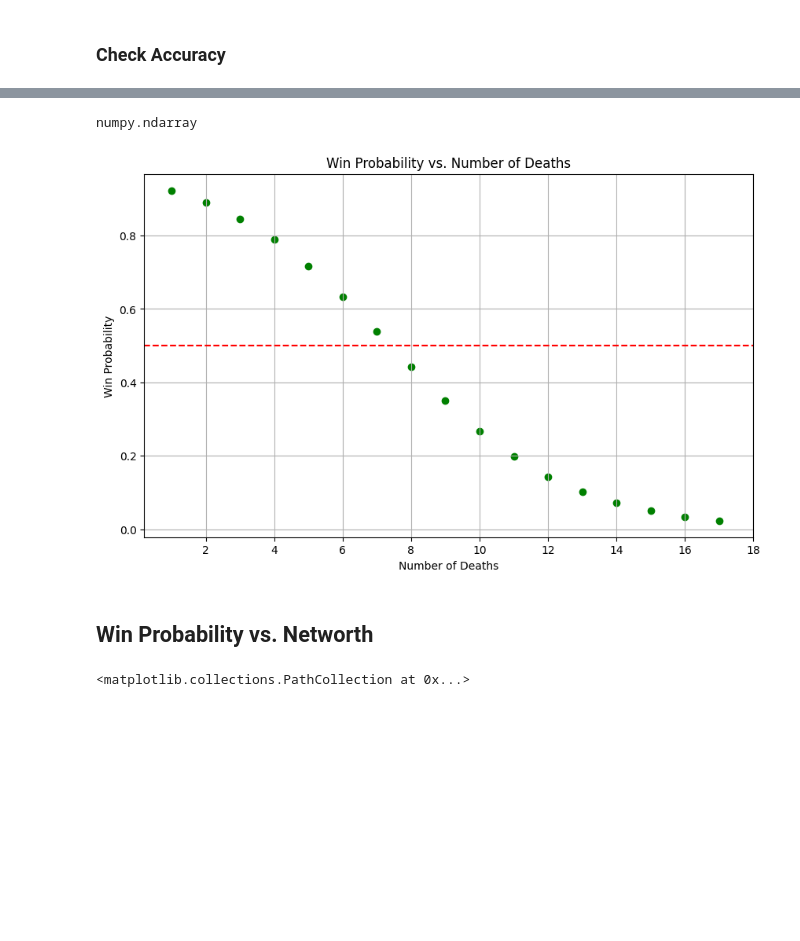
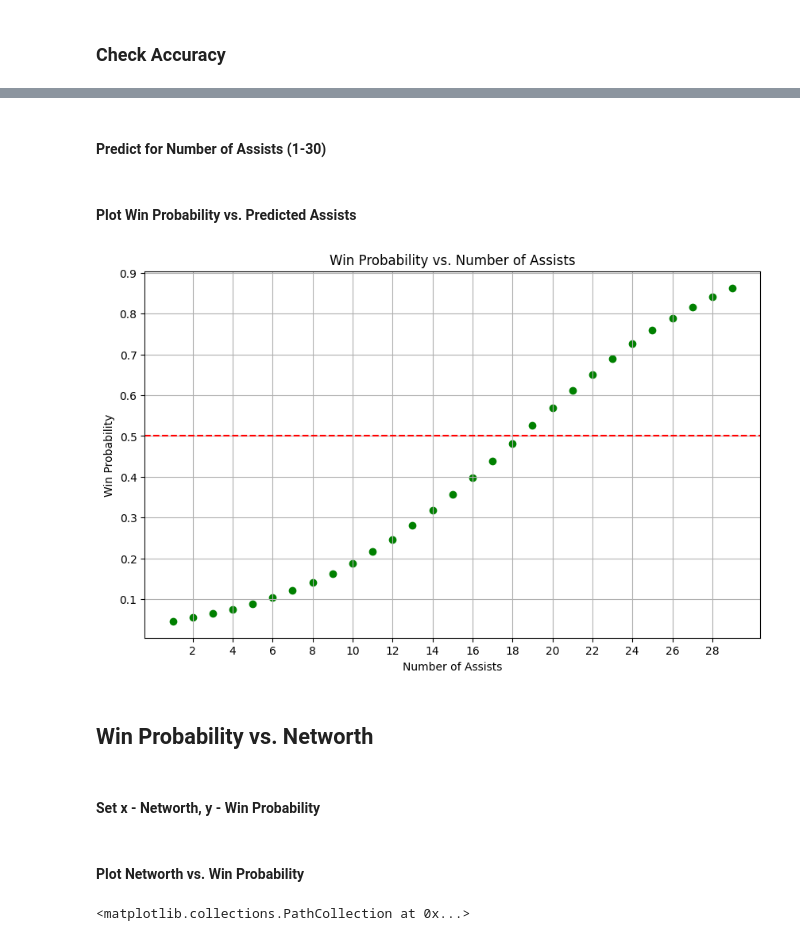
Before and after one commit to hvo7/dota2predictor, a Jupyter notebook: Logistical Regression.ipynb, the cells around one changed output, grey strips where cells are left out. Saved outputs shown, nothing was run; the diff lists cells and outputs as text; code cells hidden in the pictures; blank space fills up the shorter version.

```diff
--- a/Logistical Regression.ipynb
+++ b/Logistical Regression.ipynb
@@ -22,0 +58,2 @@ df.dropna(inplace=True)
+# %%
+model.fit(X_train,y_train)
@@ -54,0 +181,2 @@ X_predict = np.arange(1,18)
+# %%
+X_train, X_test, y_train, y_test = train_test_split(df[['Assists']], y, train_size = 0.9)
@@ -54,0 +185,2 @@ X_predict = np.arange(1,18)
+# %%
+model.fit(X_train, y_train)
@@ -55,32 +197,38 @@ X_predict = np.arange(1,18)
+# %% [markdown]
+#### Predict for Number of Assists (1-30)
+# %%
+X_predict = np.arange(1,30)
 # %%
 probabilities = model.predict_proba(X_predict.reshape(-1, 1))
-# %%
-type(probabilities[:,1])
-# %% [output]
-numpy.ndarray
+# %% [markdown]
+#### Plot Win Probability vs. Predicted Assists
 # %%
 plt.figure(figsize = (10,6))
 
 plt.scatter(X_predict, probabilities[:,1], marker = 'o', color = 'green')
 
 
-x_ticks = list(range(2,20,2))
+x_ticks = list(range(2,30,2))
 
 plt.xticks(x_ticks)
-plt.xlabel('Number of Deaths')
+plt.xlabel('Number of Assists')
 plt.ylabel('Win Probability')
-plt.title("Win Probability vs. Number of Deaths")
+plt.title("Win Probability vs. Number of Assists")
 
 plt.axhline(y=0.5, color='red', linestyle = '--')
 
 plt.grid(True)
 plt.show()
 # %% [output]
-[figure, old version]
+[figure, new version]
 # %% [markdown]
 ## Win Probability vs. Networth
+# %% [markdown]
+#### Set x - Networth, y - Win Probability
 # %%
 X = df['Networth']
+# %% [markdown]
+#### Plot Networth vs. Win Probability
 # %%
 plt.figure(figsize = (10,10))
 
```
Also changed, not shown: parts of 55 cells of this notebook.
